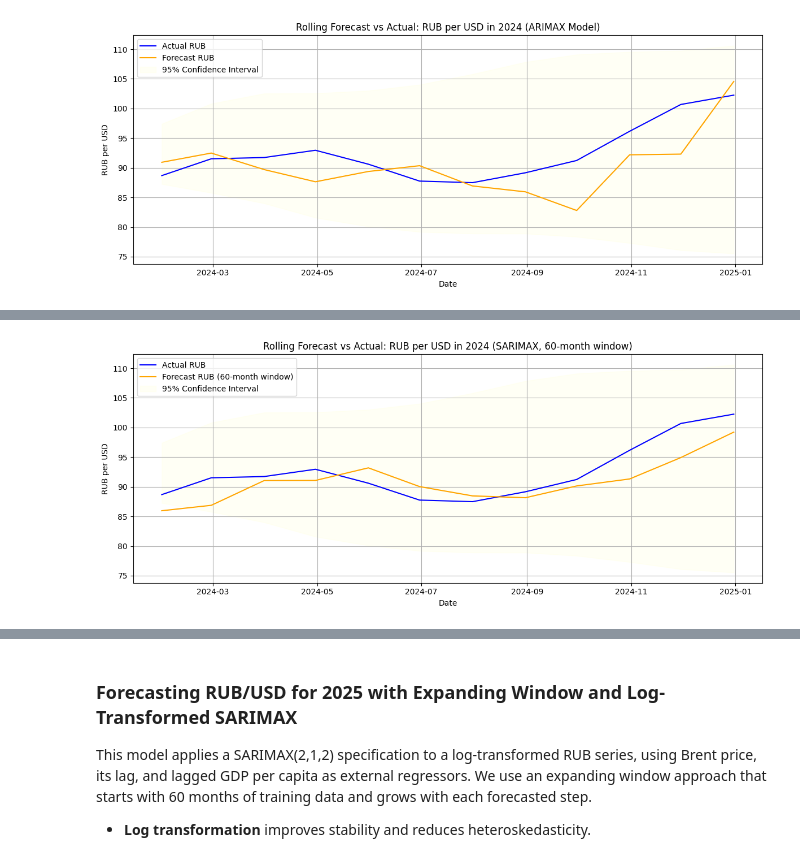
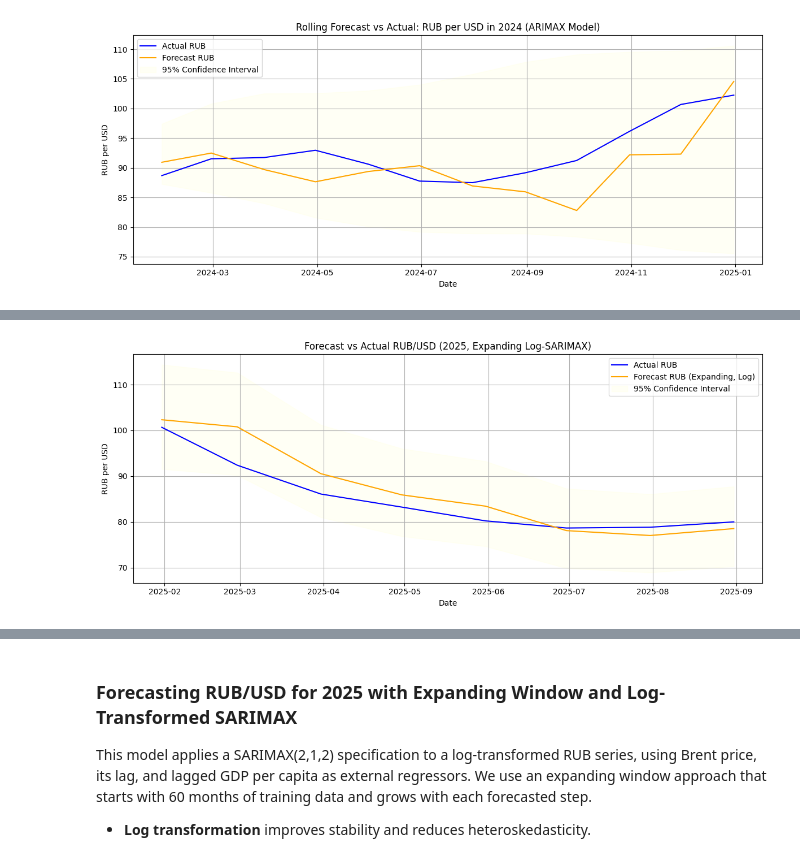
Before and after one commit to ZlataSparrow/Ruble_Volatility_Prediction, a Jupyter notebook: notebook/03_Time_Series_ARIMA_Modeling.ipynb, the cells around one changed output, grey strips where cells are left out. Cells and saved outputs as stored; diff of their text form; code cells hidden in the pictures.

```diff
--- a/notebook/03_Time_Series_ARIMA_Modeling.ipynb
+++ b/notebook/03_Time_Series_ARIMA_Modeling.ipynb
@@ -26,7 +28,7 @@ from stargazer.stargazer import Stargazer
 # %% [markdown]
 ### I. Loading data
 # %%
-data = pd.read_csv("/Users/zlatavorobeva/Documents/GitHub/Ruble_Volatility_Prediction2/data/Full_Ruble_Monthly_Data.csv")
+data = pd.read_csv("/Users/zlatavorobeva/Documents/GitHub/Ruble_Volatility_Prediction/data/Full_Ruble_Monthly_Data.csv")
 data.tail()
 # %% [output]
 |  | date | old_RUB | year | month | GDP_per_capita | Brent_price | GDP_deflator | FD_investment | ... |
@@ -426,10 +430,10 @@ model_labels = [
     'Model 1 - ARIMA(1,1,1)',
     'Model 2 - ARIMA(2,1,1)',
     f'Model 3 - Auto ARIMA{auto_order}',
-    'Model 4 - ARIMAX Brent + GDP',
-    'Model 5 - ARIMAX Brent_lag1 + GDP_lag12',
-    'Model 6 - ARIMAX Brent +  Brent_lag1 + GDP',
-    'Model 7 - ARIMAX Brent +  Brent_lag1 + GDP_lag12']
+    'Model 4 - SARIMAX Brent + GDP',
+    'Model 5 - SARIMAX Brent_lag1 + GDP_lag12',
+    'Model 6 - SARIMAX Brent +  Brent_lag1 + GDP',
+    'Model 7 - SARIMAX Brent +  Brent_lag1 + GDP_lag12']
 
 stargazer = Stargazer(model_fits)
 stargazer.title("ARIMA/ARIMAX Model Comparison")
@@ -685,63 +955,55 @@ Rolling Forecast RMSE for 2024: 4.28
 # %%
 target = 'RUB'
 exog_vars = ['Brent_price', 'Brent_price_lag1', 'GDP_per_capita_lag12']
-data_model = data_lagged.dropna(subset=[target] + exog_vars)
+data_model = data_lagged.dropna(subset=[target] + exog_vars).copy()
 
-# Set forecast period: 2024
-holdout_start = '2024-01-31'
-holdout_end = '2024-12-31'
+# Define 2025 holdout
+holdout_start = '2025-01-31'
+holdout_end = '2025-12-31'
 holdout_dates = data_model.loc[holdout_start:holdout_end].index
 
-# Rolling window size (larger = 60 months = 5 years)
-window_size = 60
+initial_window = 60  # start with 5 years of training
+preds, actuals, forecast_ci_lower, forecast_ci_upper, used_dates = [], [], [], [], []
 
-# Store predictions and actuals
-preds = []
-actuals = []
-
-# Loop over 2024 months
 for date in holdout_dates:
     test_idx = data_model.index.get_loc(date)
-    train_slice = data_model.iloc[test_idx - window_size:test_idx]
+    train_slice = data_model.iloc[:test_idx]
+    if len(train_slice) < initial_window:
+        continue
+
     test_slice = data_model.iloc[test_idx:test_idx + 1]
 
-    y_train = train_slice[target]
+    y_train = np.log(train_slice[target])
     X_train = train_slice[exog_vars]
 
-    y_test = test_slice[target].values[0]
+    y_test_actual = test_slice[target].values[0]
     X_test = test_slice[exog_vars]
 
-    model = SARIMAX(
-        y_train,
-        exog=X_train,
-        order=(2, 1, 2),
-        enforce_stationarity=False,
-        enforce_invertibility=False
-    )
+    model = SARIMAX(y_train, exog=X_train, order=(2, 1, 2),
+                    enforce_stationarity=False, enforce_invertibility=False)
     result = model.fit(disp=False)
 
-    forecast = result.get_forecast(steps=1, exog=X_test)
-    preds.append(forecast.predicted_mean.iloc[0])
-    actuals.append(y_test)
+    forecast_log = result.get_forecast(steps=1, exog=X_test)
+    forecast = np.exp(forecast_log.predicted_mean.iloc[0])
+    conf_int = np.exp(forecast_log.conf_int())
 
-# Evaluate performance
-rmse_large_window = np.sqrt(mean_squared_error(actuals, preds))
-print(f"Rolling Forecast RMSE (60-month window): {rmse_large_window:.2f}")
+    preds.append(forecast)
+    actuals.append(y_test_actual)
+    forecast_ci_lower.append(conf_int.iloc[0, 0])
+    forecast_ci_upper.append(conf_int.iloc[0, 1])
+    used_dates.append(date)
 
-# Plot forecast vs actuals
+# Evaluate RMSE
+rmse_expanding_log = np.sqrt(mean_squared_error(actuals, preds))
+print(f"Rolling Forecast RMSE (Expanding window, log-transformed): {rmse_expanding_log:.2f}")
+
+# Plot
 plt.figure(figsize=(12, 5))
-plt.plot(holdout_dates, actuals, label='Actual RUB', color='blue')
-plt.plot(holdout_dates, preds, label='Forecast RUB (60-month window)', color='orange')
-
-plt.fill_between(
-    forecast_ci.index,
-    forecast_ci.iloc[:, 0],
-    forecast_ci.iloc[:, 1],
-    color='lightyellow',
-    alpha=0.3,
-    label='95% Confidence Interval')
-
-plt.title('Rolling Forecast vs Actual: RUB per USD in 2024 (SARIMAX, 60-month window)')
+plt.plot(used_dates, actuals, label='Actual RUB', color='blue')
+plt.plot(used_dates, preds, label='Forecast RUB (Expanding, Log)', color='orange')
+plt.fill_between(used_dates, forecast_ci_lower, forecast_ci_upper,
+                 color='lightyellow', alpha=0.3, label='95% Confidence Interval')
+plt.title(f'Forecast vs Actual RUB/USD (2025, Expanding Log-SARIMAX)')
 plt.xlabel('Date')
 plt.ylabel('RUB per USD')
 plt.legend()
@@ -753 +1015 @@ Rolling Forecast RMSE (60-month window): 3.08
-[figure, old version]
+[figure, new version]
```
Also changed, not shown: parts of 46 cells of this notebook.
